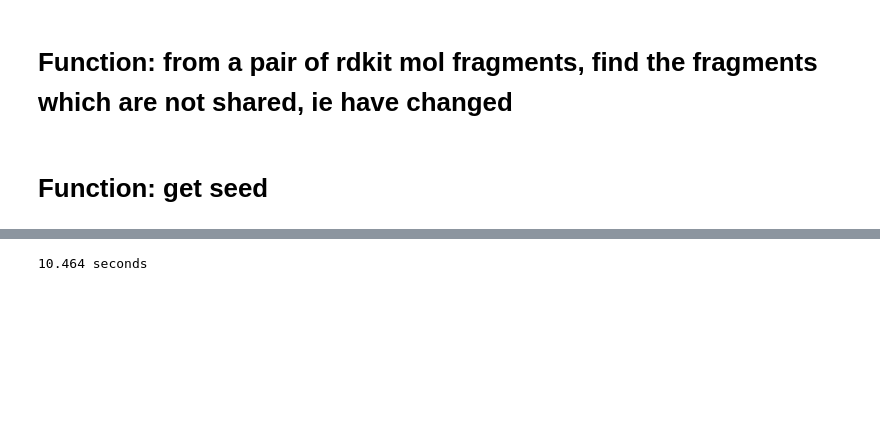
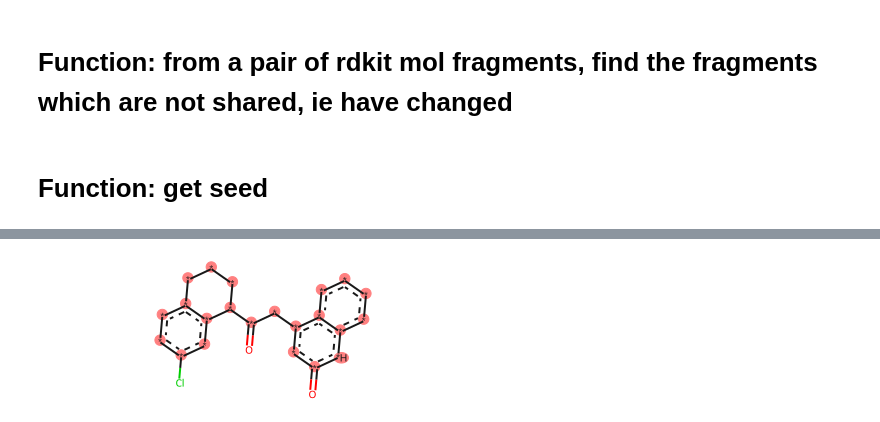
Before and after one commit to michellab/RBFENN, a Jupyter notebook: CLI/week7/accelerated_grafting.ipynb, the cells around one changed output, grey strips where cells are left out. Saved outputs shown, nothing was run; the diff lists cells and outputs as text; code cells hidden in the pictures; blank space fills up the shorter version.

```diff
--- a/CLI/week7/accelerated_grafting.ipynb
+++ b/CLI/week7/accelerated_grafting.ipynb
@@ -456,12 +292,0 @@ pair_times.append(317.511)
-# %%
-#How long for 1000?
-from sklearn.preprocessing import PolynomialFeatures
-from sklearn import linear_model
-from sklearn.pipeline import make_pipeline
-from sklearn.linear_model import LinearRegression
-import numpy as np
-
-x = np.array(n_size)[:, None]
-y = np.ravel(pair_times)
-
-model = LinearRegression().fit(x, y)
@@ -508,27 +293,2 @@ print(round(t4-t3, 3), "seconds")
-# %%
-# Accelerated Grafting
-mols_subset = [Chem.MolFromSmiles(Chem.MolToSmiles(x)) for x in list(mols["Molecule"])[:25]]
-
-t5 = time.time()
-mcs_array_4 = []
-
-#Do MCS search
-for i in range(len(mols_subset)):
-    for j in range(i):
-        mol1 = mols_subset[i]
-        mol2 = mols_subset[j]
-
-        mcs = FindMCS([mol1, mol2],
-                     timeout=1,
-                     ringMatchesRingOnly=True,
-                     completeRingsOnly=True,
-                     #seedSmarts=seed,
-                      atomCompare=AtomCompare.CompareAny,
-                      #ringCompare=RingCompare.IgnoreRingFusion,
-                      bondCompare=BondCompare.CompareAny,
-                    )
-        mcs_array_4.append(mcs)
-t6 = time.time()
-print(round(t6-t5, 3), "seconds")
-# %% [output]
-10.464 seconds
+# %%
+all_mols_subset = [Chem.MolFromSmiles(Chem.MolToSmiles(x)) for x in list(mols["Molecule"])]
@@ -534,0 +299,6 @@ print(round(t6-t5, 3), "seconds")
+# %%
+mols_subset = [CleanScaffold(Chem.MolFromSmiles(Chem.MolToSmiles(x)), seed=seed) for x in list(mols["Molecule"])[:10]]
+# %%
+mols_subset[0]
+# %% [output]
+[figure, added]
```
Also changed, not shown: parts of 32 cells of this notebook, 40 other files.
